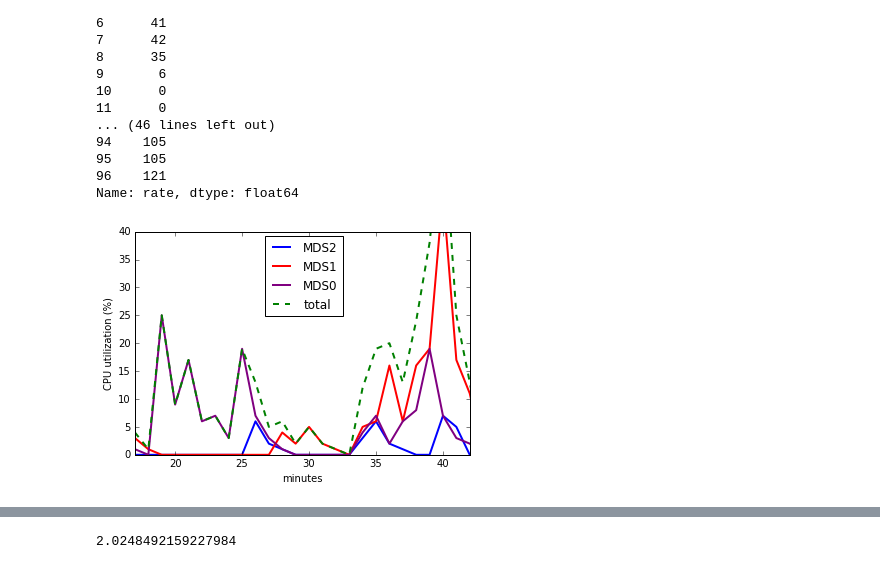
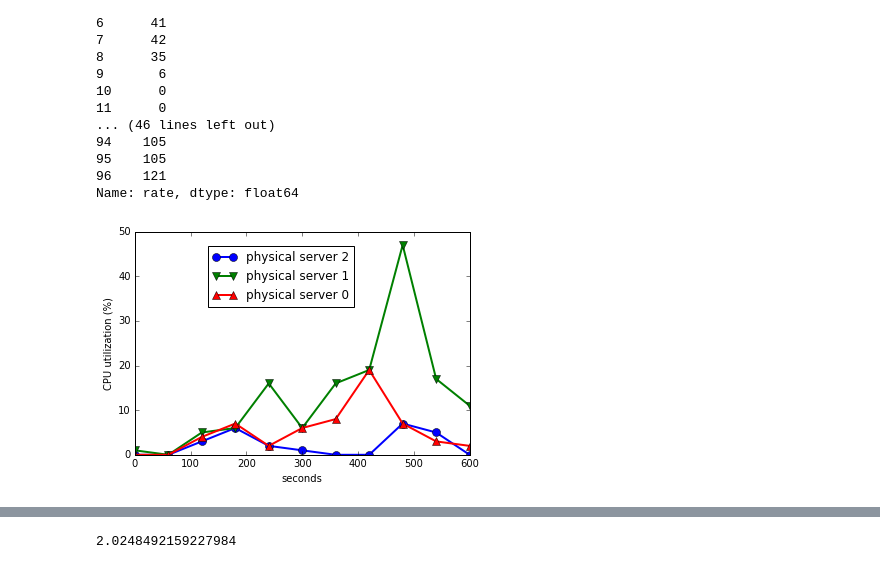
Before and after one commit to michaelsevilla/malacology-popper, a Jupyter notebook: experiments/mds-zlog-seq-migrate/results/visualize.ipynb, the cells around one changed output, grey strips where cells are left out. Drawn from its saved outputs; the diff is of its cells as text; code cells hidden in the pictures.

```diff
--- a/experiments/mds-zlog-seq-migrate/results/visualize.ipynb
+++ b/experiments/mds-zlog-seq-migrate/results/visualize.ipynb
@@ -95,23 +96,26 @@ mds2 = "cpu-issdm-10.out"
 # %%
 fig = plt.figure()
 ax = fig.add_subplot(111)
 
 mds1_trace = pd.read_table(mds1, header=None, sep=(","),names=("seconds", "cpu"), skiprows=13)
-ax.plot(mds1_trace['cpu']*100, color='blue', linewidth=2.0, label="MDS2")
+x = range((0 - 32)*60, (len(mds1_trace['cpu']) - 32)*60, 60)
+ax.plot(x, mds1_trace['cpu']*100, color='blue', marker='o', markersize=8, linewidth=2.0, label="physical server 2")
 
 mds0_trace = pd.read_table(mds2, header=None, sep=(","),names=("seconds", "cpu"), skiprows=13)
-ax.plot(mds0_trace['cpu']*100, color='red', linewidth=2.0, label="MDS1")
+x = range((0 - 32)*60, (len(mds0_trace['cpu']) - 32)*60, 60)
+ax.plot(x, mds0_trace['cpu']*100, color='green', marker='v', markersize=8, linewidth=2.0, label="physical server 1")
 
 mds2_trace = pd.read_table(mds0, header=None, sep=(","),names=("seconds", "cpu"), skiprows=13)
-ax.plot(mds2_trace['cpu']*100, color='purple', linewidth=2.0, label="MDS0")
+x = range((0 - 32)*60, (len(mds2_trace['cpu']) - 32)*60, 60)
+ax.plot(x, mds2_trace['cpu']*100, color='red', marker='^', markersize=8, linewidth=2.0, label="physical server 0")
 
-ax.plot(mds0_trace['cpu']*100 + mds1_trace['cpu']*100 + mds2_trace['cpu']*100, 'g--', linewidth=2.0, label="total")
+#ax.plot(mds0_trace['cpu']*100 + mds1_trace['cpu']*100 + mds2_trace['cpu']*100, 'g--', linewidth=2.0, label="total")
 
-ax.set_xlim(17,42)
-ax.set_ylim(0,40)
-ax.set_xlabel("minutes")
+ax.set_xlim(0, 600)
+#ax.set_ylim(0,40)
+ax.set_xlabel("seconds")
 ax.set_ylabel("CPU utilization (%)")
-lgd = ax.legend(loc='center left', bbox_to_anchor=(0.37, 0.8))
+lgd = ax.legend(loc='center left', bbox_to_anchor=(0.2, 0.8))
 plt.savefig('mantle-cpu-utilization.png', dpi=300, bbox_inches='tight')
 # %% [output]
-[figure, old version]
+[figure, new version]
```
Also changed, not shown: parts of 2 cells of this notebook, 5 other files.
